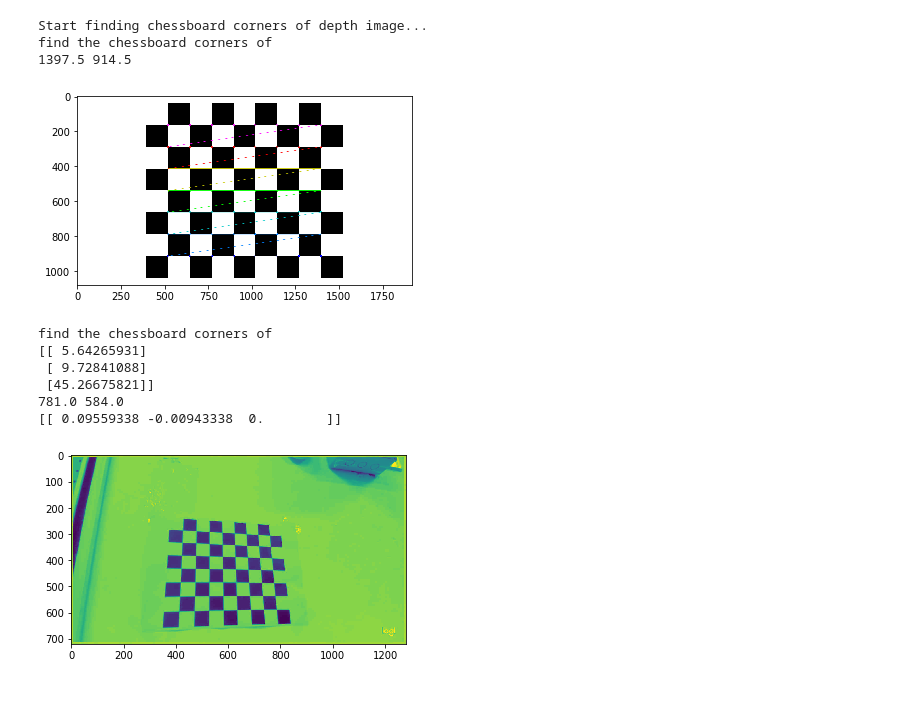
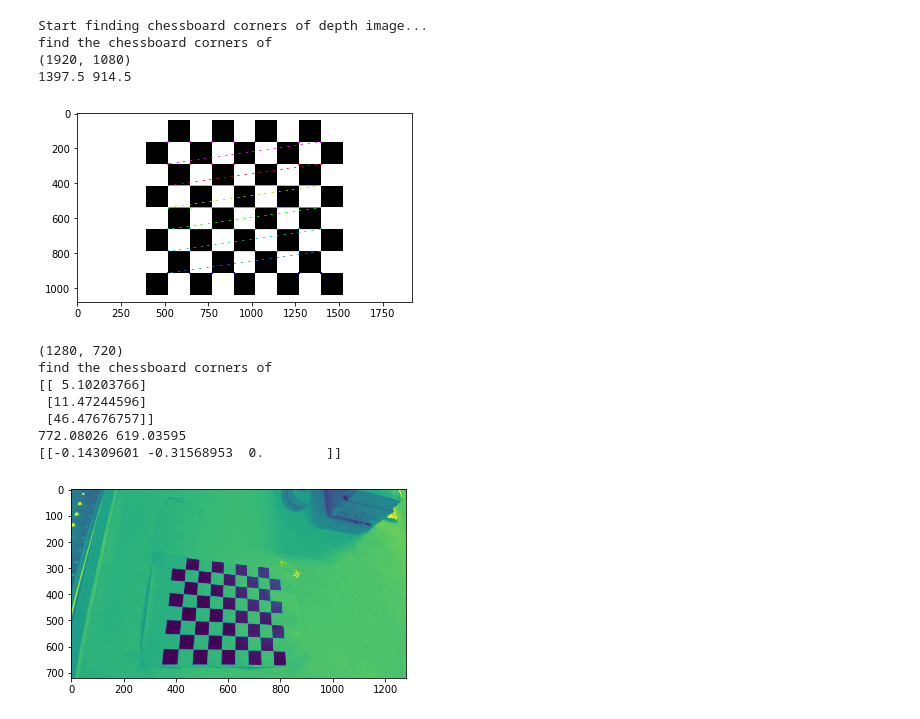
Before and after one commit to jj528s35/HMD_Light_2020, a Jupyter notebook: python/cailbration/RGB_projector/Projector_camera_calibration_single_image.ipynb, the cells around one changed output. Drawn from its saved outputs; the diff is of its cells as text; code cells hidden in the pictures.

```diff
--- a/python/cailbration/RGB_projector/Projector_camera_calibration_single_image.ipynb
+++ b/python/cailbration/RGB_projector/Projector_camera_calibration_single_image.ipynb
@@ -74,6 +74,7 @@ pro_img_size = (img.shape[1], img.shape[0])
 print('find the chessboard corners of')
 ret, chessboard_img_corners = cv2.findChessboardCorners(gray, (corner_x,corner_y), None)
 
+print(pro_img_size)
 print(chessboard_img_corners[0,0,0], chessboard_img_corners[0,0,1])
 
 # If found, add object points, image points
@@ -86,6 +87,7 @@ if ret == True:
 # %% [output]
 Start finding chessboard corners of depth image...
 find the chessboard corners of
+(1920, 1080)
 1397.5 914.5
 [figure]
 # %%
@@ -104,25 +114,28 @@ projector_dist =  np.mat([[ -0.64789326,   5.69455107,   0.02388628,  -0.0088240
 # %%
-_img = cv2.imread('printed_chessboard/_00.jpg')
+_img = cv2.imread('printed_chessboard/0208/_00.png')
 _gray = cv2.cvtColor(_img, cv2.COLOR_BGR2GRAY)
 plt.imshow(_gray)
+img_size = (_img.shape[1], _img.shape[0])
+print(img_size)
 
 #Find the chessboard corners
 print('find the chessboard corners of')
 ret, _printed_corners = cv2.findChessboardCorners(_gray, (corner_x,corner_y), None)
 
 if ret:
     retval, _rvec, _tvec = cv2.solvePnP(objp, _printed_corners, RGB_mtx, RGB_dist)
     print(_tvec)
     print(_printed_corners[0,0,0], _printed_corners[0,0,1])
     print(calculate_XYZ(_printed_corners[0,0,0], _printed_corners[0,0,1], _rvec, _tvec, RGB_mtx))
 # %% [output]
+(1280, 720)
 find the chessboard corners of
-[[ 5.64265931]
- [ 9.72841088]
- [45.26675821]]
-781.0 584.0
-[[ 0.09559338 -0.00943338  0.        ]]
+[[ 5.10203766]
+ [11.47244596]
+ [46.47676757]]
+772.08026 619.03595
+[[-0.14309601 -0.31568953  0.        ]]
-[figure, old version]
+[figure, new version]
 # %%
 projected_objpoints = []
 projected_imgpoints = []
```
Also changed, not shown: parts of 6 cells of this notebook, 52 other files.
